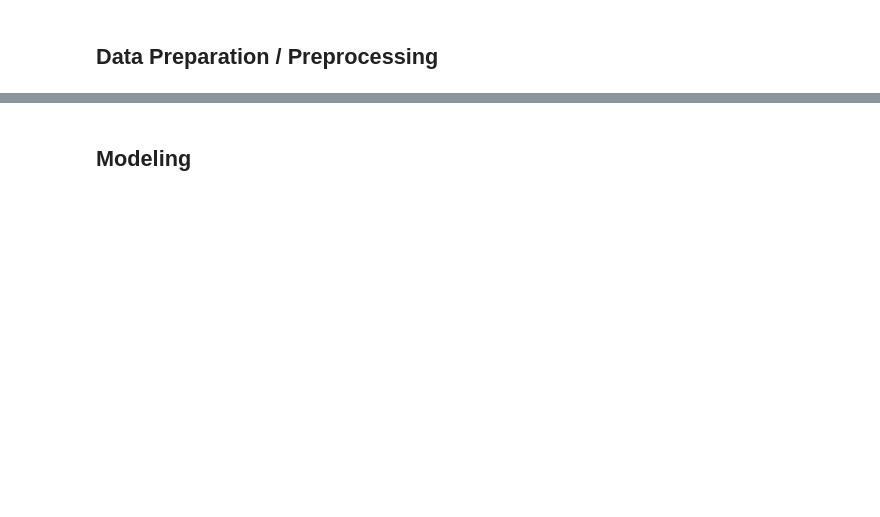
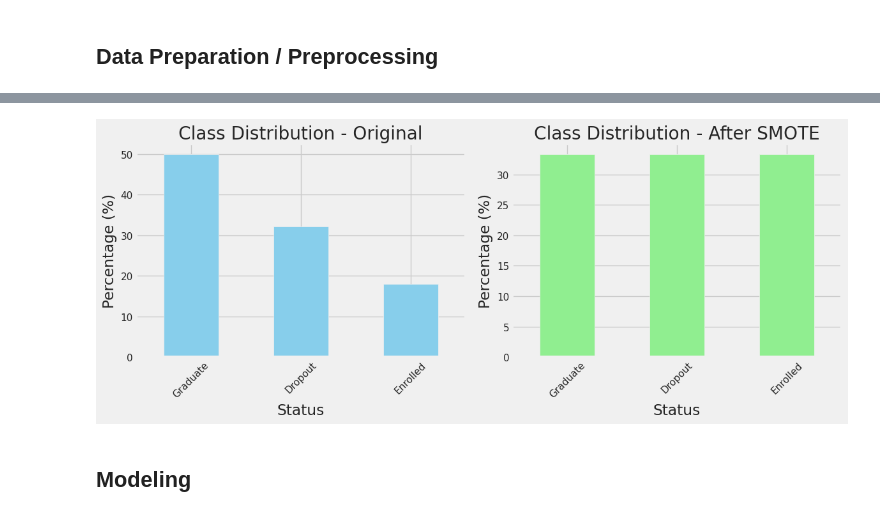
Before and after one commit to agungknwn/students_performance, a Jupyter notebook: data_science_submission2.ipynb, the cells around one changed output, grey strips where cells are left out. Cells and saved outputs as stored; diff of their text form; code cells hidden in the pictures; blank space fills up the shorter version.

```diff
--- a/data_science_submission2.ipynb
+++ b/data_science_submission2.ipynb
@@ -92,14 +250,0 @@ Summary statistics:
-# %%
-# Let's check if there's a specific dropout indicator column
-if 'Target' in df.columns:
-  print("\nTarget variable distribution:")
-  print(df['Target'].value_counts())
-  target_column = 'Target'
-else:
-  # If no explicit target column, create one based on the data
-  # For example, if students who didn't approve any curricular units in the first semester are considered at risk
-  df['dropout_risk'] = (df['Curricular_units_1st_sem_approved'] == 0).astype(int)
-
-  target_column = 'dropout_risk'
-  print("\nCreated target variable distribution:")
-  print(df[target_column].value_counts())
@@ -221,0 +251,80 @@ preprocessor = ColumnTransformer(
+# %%
+# First, let's check our target variable
+print("\nChecking target variable distribution...")
+print(df['Status'].value_counts())
+print("Unique values in Status:", df['Status'].unique())
+
+# Split features and target (keeping the original Status column)
+X = df.drop(['Status'], axis=1)
+y = df['Status']
+
+# Identify numeric and categorical columns
+numeric_features = X.select_dtypes(include=['int64', 'float64']).columns.tolist()
+categorical_features = X.select_dtypes(include=['object']).columns.tolist()
+
+print("\nNumeric features:", len(numeric_features))
+print("Categorical features:", len(categorical_features))
+
+# Split the data - stratify by original Status to maintain class distribution
+X_train, X_test, y_train, y_test = train_test_split(X, y, test_size=0.2, random_state=SEED, stratify=y)
+
+print(f"\nTrain set shape: {X_train.shape}, Test set shape: {X_test.shape}")
+
+# Create preprocessing pipeline
+numeric_transformer = Pipeline(steps=[
+    ('imputer', SimpleImputer(strategy='median')),
+    ('scaler', StandardScaler())
+])
+
+categorical_transformer = Pipeline(steps=[
+    ('imputer', SimpleImputer(strategy='most_frequent')),
+    ('encoder', OneHotEncoder(handle_unknown='ignore'))
+])
+
+preprocessor = ColumnTransformer(
+    transformers=[
+        ('num', numeric_transformer, numeric_features),
+        ('cat', categorical_transformer, categorical_features)
+    ])
+
+# Check for class distribution
+print("\nClass distribution in training set:")
+class_dist = y_train.value_counts(normalize=True).round(3) * 100
+print(class_dist)
+
+# Multi-class handling options:
+# 1. Use multi-class classification directly
+# 2. Use class weights to handle imbalance
+# 3. Use resampling techniques
+
+# Option for resampling with multi-class (uncomment if needed)
+from imblearn.over_sampling import SMOTE
+
+# For multi-class, SMOTE can still be applied
+smote = SMOTE(random_state=SEED)
+X_train_resampled, y_train_resampled = smote.fit_resample(X_train, y_train)
+
+print("\nClass distribution after SMOTE:")
+resampled_dist = pd.Series(y_train_resampled).value_counts(normalize=True).round(3) * 100
+print(resampled_dist)
+
+# Visualize class distribution before and after resampling
+plt.figure(figsize=(12, 5))
+
+plt.subplot(1, 2, 1)
+class_dist.plot(kind='bar', color='skyblue')
+plt.title('Class Distribution - Original')
+plt.xlabel('Status')
+plt.ylabel('Percentage (%)')
+plt.xticks(rotation=45)
+
+plt.subplot(1, 2, 2)
+resampled_dist.plot(kind='bar', color='lightgreen')
+plt.title('Class Distribution - After SMOTE')
+plt.xlabel('Status')
+plt.ylabel('Percentage (%)')
+plt.xticks(rotation=45)
+
+plt.tight_layout()
+plt.show()
+# %% [output]
@@ -222,2 +348,3 @@ preprocessor = ColumnTransformer(
+[figure, added]
 # %% [markdown]
 ## Modeling
```
Also changed, not shown: parts of 24 cells of this notebook, 8 other files.
